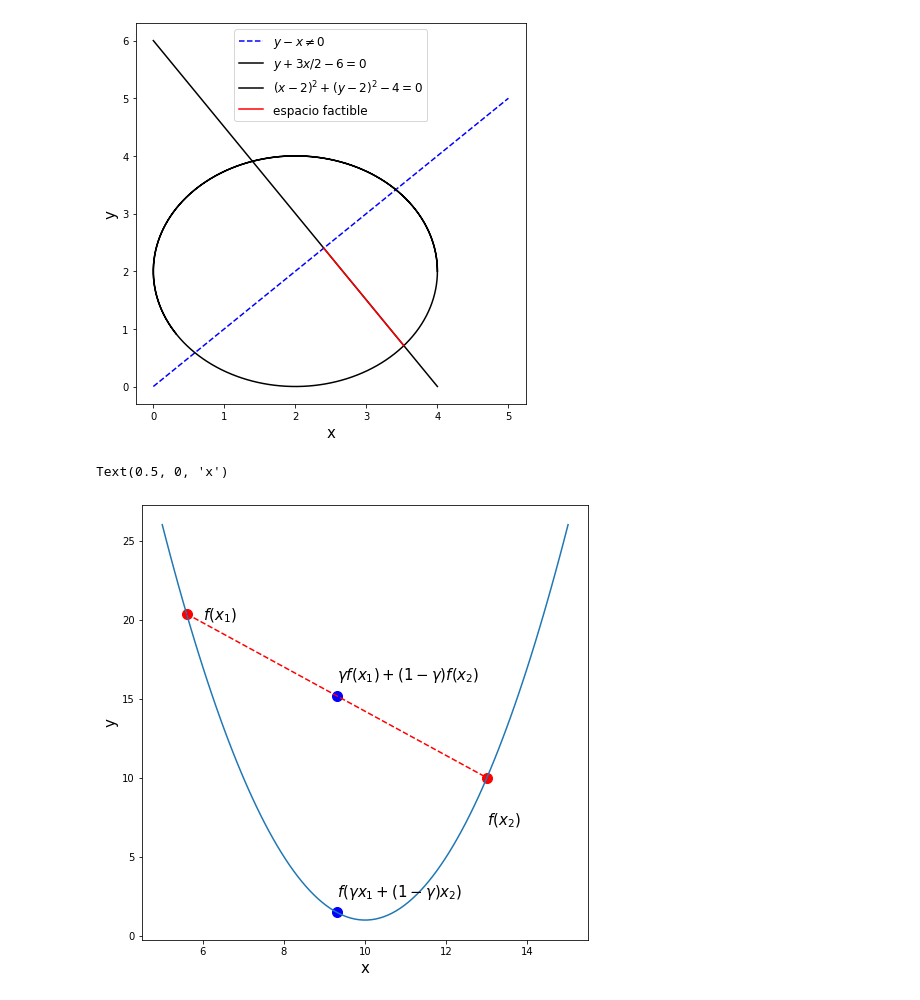
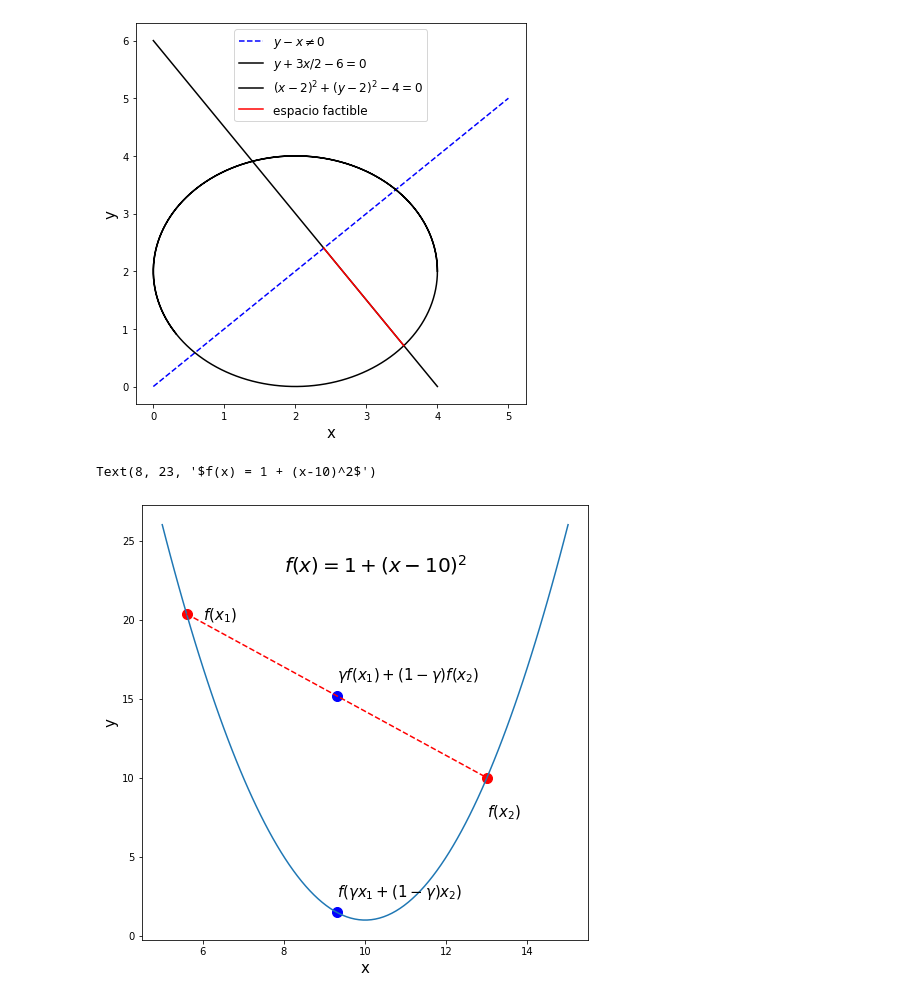
Before and after one commit to JuanM-GG/modelos-tesis, a Jupyter notebook: metaheuristicos.ipynb, the cells around one changed output. Drawn from its saved outputs; the diff is of its cells as text; code cells hidden in the pictures.

```diff
--- a/metaheuristicos.ipynb
+++ b/metaheuristicos.ipynb
@@ -40,21 +38,22 @@ y = convex(x)
 # %%
 plt.figure(figsize=(8,8))
 plt.plot(x,y)
 x1 = 5.6
 plt.scatter(x1,convex(x1), c = "red", s = 100)
 x2 = 13
 plt.scatter(x2,convex(x2), c = "red", s = 100)
 plt.plot([x1, x2], [convex(x1), convex(x2)],"r--")
 plt.text(6, 20, r'$f(x_1)$', fontsize = 15)
-plt.text(13, 7, r'$f(x_2)$', fontsize = 15)
+plt.text(13, 7.5, r'$f(x_2)$', fontsize = 15)
 x_p = (x1 + x2)/2
 convex_p = (convex(x1) + convex(x2))/2
 plt.scatter(x_p,convex_p, c = "blue", s = 100)
 plt.text(x_p, convex_p+1, r'$\gamma f(x_1)+ (1- \gamma)f(x_2)$', fontsize = 15)
 plt.scatter(x_p,convex(x_p), c = "blue", s = 100)
 plt.text(x_p, convex(x_p)+1, r'$f(\gamma x_1 + (1- \gamma)x_2)$', fontsize = 15)
 plt.ylabel("y", size = 15)
 plt.xlabel("x", size = 15)
+plt.text(8, 23, r'$f(x) = 1 + (x-10)^2$', fontsize = 20)
 # %% [output]
-Text(0.5, 0, 'x')
+Text(8, 23, '$f(x) = 1 + (x-10)^2$')
-[figure, old version]
+[figure, new version]
```
Also changed, not shown: parts of 13 cells of this notebook.
